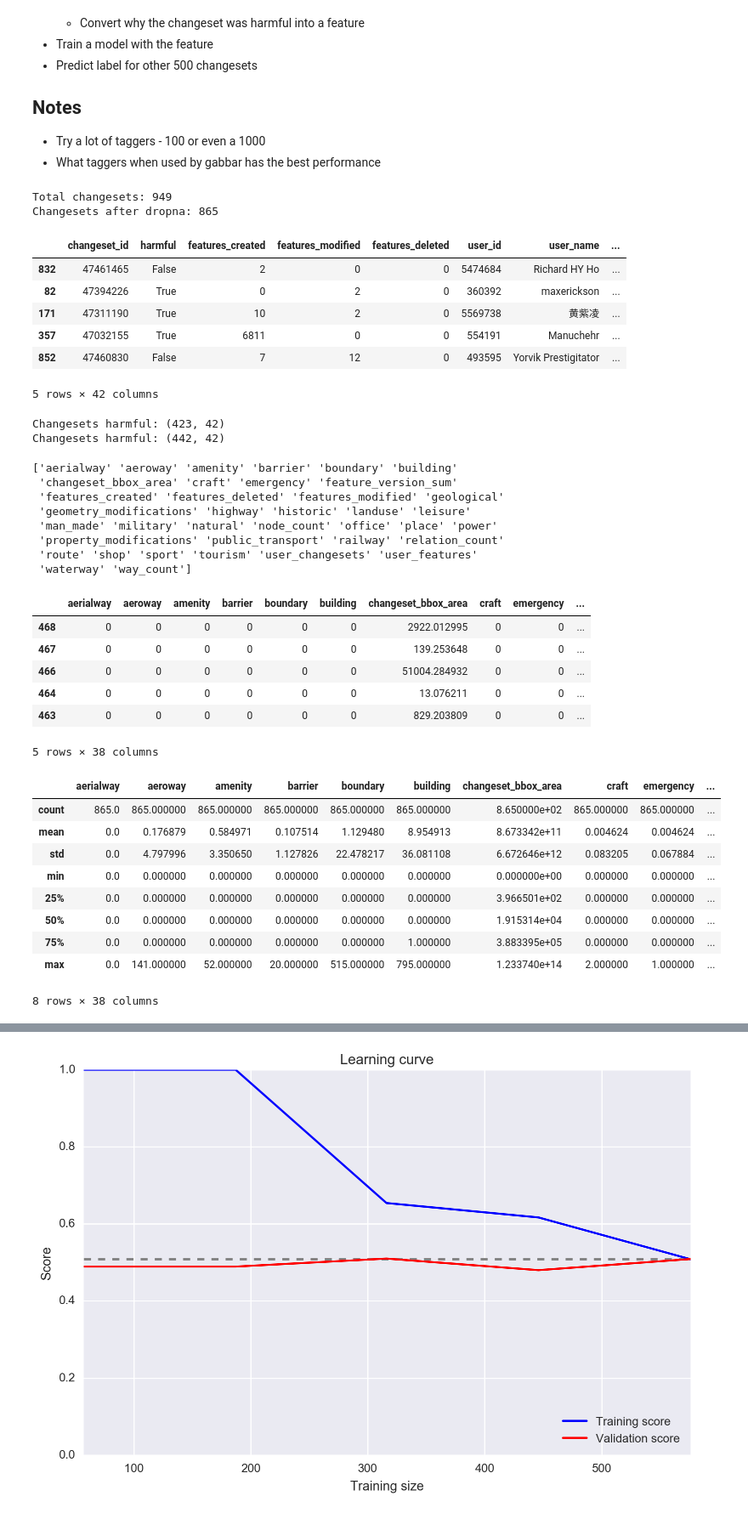
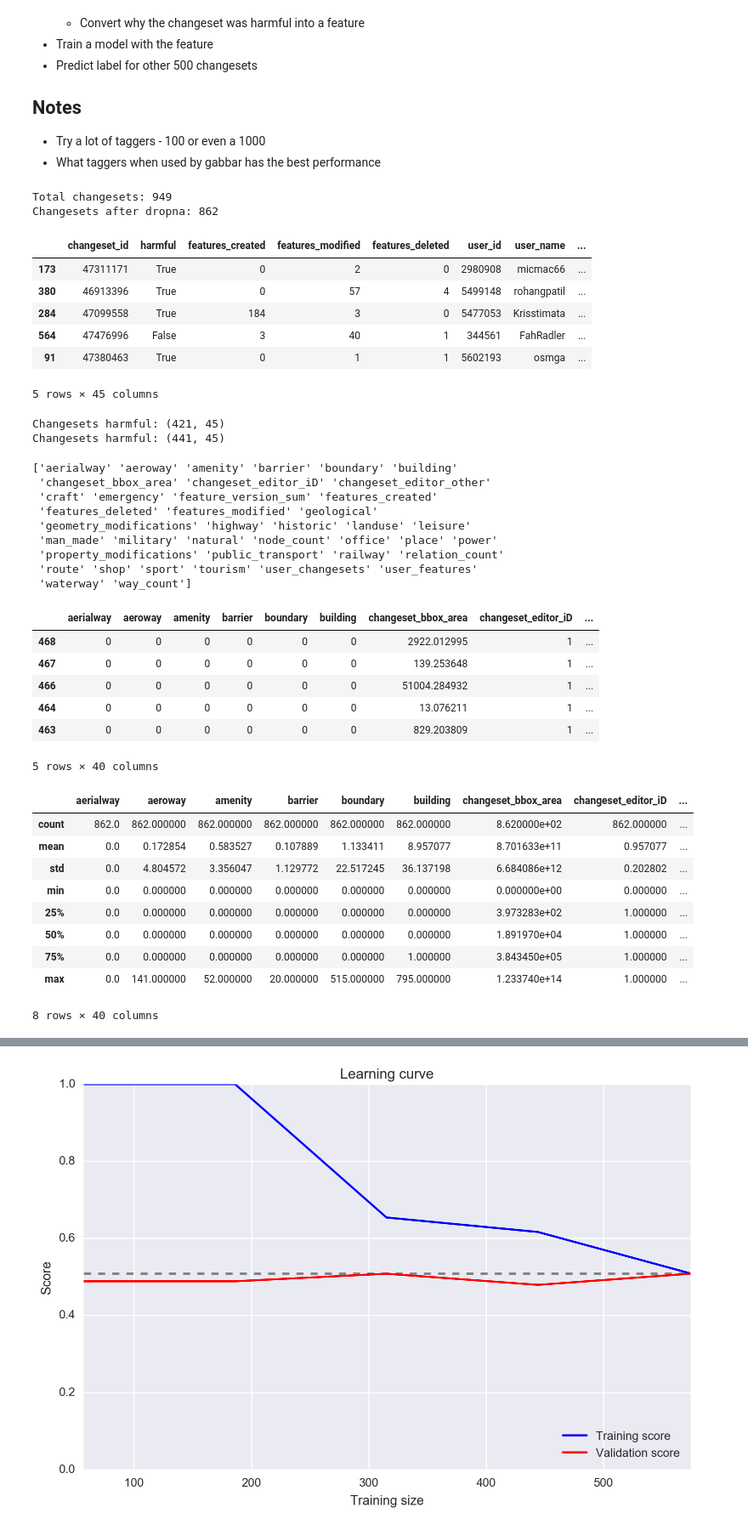
Before and after one commit to matiskay/gabbar, a Jupyter notebook: analysis/full-changesets/full_changesets.ipynb, the cells around one changed output, grey strips where cells are left out. Shown at 85% size. Saved outputs shown, nothing was run; the diff lists cells and outputs as text; code cells hidden in the pictures.

Commit message:
Adding editor used for the changeset

```diff
--- a/analysis/full-changesets/full_changesets.ipynb
+++ b/analysis/full-changesets/full_changesets.ipynb
@@ -33,18 +33,21 @@ print('Total changesets: {}'.format(changesets.shape[0]))
 changesets = changesets.dropna()
 print('Changesets after dropna: {}'.format(changesets.shape[0]))
 
+# Vectorize changeset_editor column.
+changesets = pd.concat([changesets, pd.get_dummies(changesets[['changeset_editor']])], axis=1)
+
 changesets = changesets.sort('changeset_id')
 changesets.sample(5)
 # %% [output]
 Total changesets: 949
-Changesets after dropna: 865
+Changesets after dropna: 862
 |  | changeset_id | harmful | features_created | features_modified | features_deleted | user_id | user_name | ... |
-| 832 | 47461465 | False | 2 | 0 | 0 | 5474684 | Richard HY Ho | ... |
-| 82 | 47394226 | True | 0 | 2 | 0 | 360392 | maxerickson | ... |
-| 171 | 47311190 | True | 10 | 2 | 0 | 5569738 | 黄紫凌 | ... |
-| 357 | 47032155 | True | 6811 | 0 | 0 | 554191 | Manuchehr | ... |
-| 852 | 47460830 | False | 7 | 12 | 0 | 493595 | Yorvik Prestigitator | ... |
+| 173 | 47311171 | True | 0 | 2 | 0 | 2980908 | micmac66 | ... |
+| 380 | 46913396 | True | 0 | 57 | 4 | 5499148 | rohangpatil | ... |
+| 284 | 47099558 | True | 184 | 3 | 0 | 5477053 | Krisstimata | ... |
+| 564 | 47476996 | False | 3 | 40 | 1 | 344561 | FahRadler | ... |
+| 91 | 47380463 | True | 0 | 1 | 1 | 5602193 | osmga | ... |
-5 rows × 42 columns
+5 rows × 45 columns
 # %%
 harmful_changesets = changesets[changesets['harmful'] == True]
 print('Changesets harmful: {}'.format(harmful_changesets.shape))
@@ -53,43 +56,44 @@ print('Changesets harmful: {}'.format(harmful_changesets.shape))
 not_harmful_changesets = changesets[changesets['harmful'] == False]
 print('Changesets harmful: {}'.format(not_harmful_changesets.shape))
 # %% [output]
-Changesets harmful: (423, 42)
-Changesets harmful: (442, 42)
+Changesets harmful: (421, 45)
+Changesets harmful: (441, 45)
 # %%
 features = changesets.columns.values
-non_numerical_features = np.array(['changeset_id', 'harmful', 'user_id', 'user_name'])
+non_numerical_features = np.array(['changeset_id', 'harmful', 'user_id', 'user_name', 'changeset_editor'])
 features = np.setdiff1d(features, non_numerical_features)
 print(features)
 changesets[features].head()
 # %% [output]
 ['aerialway' 'aeroway' 'amenity' 'barrier' 'boundary' 'building'
- 'changeset_bbox_area' 'craft' 'emergency' 'feature_version_sum'
- 'features_created' 'features_deleted' 'features_modified' 'geological'
+ 'changeset_bbox_area' 'changeset_editor_iD' 'changeset_editor_other'
+ 'craft' 'emergency' 'feature_version_sum' 'features_created'
+ 'features_deleted' 'features_modified' 'geological'
  'geometry_modifications' 'highway' 'historic' 'landuse' 'leisure'
  'man_made' 'military' 'natural' 'node_count' 'office' 'place' 'power'
  'property_modifications' 'public_transport' 'railway' 'relation_count'
  'route' 'shop' 'sport' 'tourism' 'user_changesets' 'user_features'
  'waterway' 'way_count']
-|  | aerialway | aeroway | amenity | barrier | boundary | building | changeset_bbox_area | craft | emergency | ... |
-| 468 | 0 | 0 | 0 | 0 | 0 | 0 | 2922.012995 | 0 | 0 | ... |
-| 467 | 0 | 0 | 0 | 0 | 0 | 0 | 139.253648 | 0 | 0 | ... |
-| 466 | 0 | 0 | 0 | 0 | 0 | 0 | 51004.284932 | 0 | 0 | ... |
-| 464 | 0 | 0 | 0 | 0 | 0 | 0 | 13.076211 | 0 | 0 | ... |
-| 463 | 0 | 0 | 0 | 0 | 0 | 0 | 829.203809 | 0 | 0 | ... |
+|  | aerialway | aeroway | amenity | barrier | boundary | building | changeset_bbox_area | changeset_editor_iD | ... |
+| 468 | 0 | 0 | 0 | 0 | 0 | 0 | 2922.012995 | 1 | ... |
+| 467 | 0 | 0 | 0 | 0 | 0 | 0 | 139.253648 | 1 | ... |
+| 466 | 0 | 0 | 0 | 0 | 0 | 0 | 51004.284932 | 1 | ... |
+| 464 | 0 | 0 | 0 | 0 | 0 | 0 | 13.076211 | 1 | ... |
+| 463 | 0 | 0 | 0 | 0 | 0 | 0 | 829.203809 | 1 | ... |
-5 rows × 38 columns
+5 rows × 40 columns
 # %%
 changesets[features].describe()
 # %% [output]
-|  | aerialway | aeroway | amenity | barrier | boundary | building | changeset_bbox_area | craft | emergency | ... |
-| count | 865.0 | 865.000000 | 865.000000 | 865.000000 | 865.000000 | 865.000000 | 8.650000e+02 | 865.000000 | 865.000000 | ... |
-| mean | 0.0 | 0.176879 | 0.584971 | 0.107514 | 1.129480 | 8.954913 | 8.673342e+11 | 0.004624 | 0.004624 | ... |
-| std | 0.0 | 4.797996 | 3.350650 | 1.127826 | 22.478217 | 36.081108 | 6.672646e+12 | 0.083205 | 0.067884 | ... |
-| min | 0.0 | 0.000000 | 0.000000 | 0.000000 | 0.000000 | 0.000000 | 0.000000e+00 | 0.000000 | 0.000000 | ... |
-| 25% | 0.0 | 0.000000 | 0.000000 | 0.000000 | 0.000000 | 0.000000 | 3.966501e+02 | 0.000000 | 0.000000 | ... |
-| 50% | 0.0 | 0.000000 | 0.000000 | 0.000000 | 0.000000 | 0.000000 | 1.915314e+04 | 0.000000 | 0.000000 | ... |
-| 75% | 0.0 | 0.000000 | 0.000000 | 0.000000 | 0.000000 | 1.000000 | 3.883395e+05 | 0.000000 | 0.000000 | ... |
-| max | 0.0 | 141.000000 | 52.000000 | 20.000000 | 515.000000 | 795.000000 | 1.233740e+14 | 2.000000 | 1.000000 | ... |
+|  | aerialway | aeroway | amenity | barrier | boundary | building | changeset_bbox_area | changeset_editor_iD | ... |
+| count | 862.0 | 862.000000 | 862.000000 | 862.000000 | 862.000000 | 862.000000 | 8.620000e+02 | 862.000000 | ... |
+| mean | 0.0 | 0.172854 | 0.583527 | 0.107889 | 1.133411 | 8.957077 | 8.701633e+11 | 0.957077 | ... |
+| std | 0.0 | 4.804572 | 3.356047 | 1.129772 | 22.517245 | 36.137198 | 6.684086e+12 | 0.202802 | ... |
+| min | 0.0 | 0.000000 | 0.000000 | 0.000000 | 0.000000 | 0.000000 | 0.000000e+00 | 0.000000 | ... |
+| 25% | 0.0 | 0.000000 | 0.000000 | 0.000000 | 0.000000 | 0.000000 | 3.973283e+02 | 1.000000 | ... |
+| 50% | 0.0 | 0.000000 | 0.000000 | 0.000000 | 0.000000 | 0.000000 | 1.891970e+04 | 1.000000 | ... |
+| 75% | 0.0 | 0.000000 | 0.000000 | 0.000000 | 0.000000 | 1.000000 | 3.843450e+05 | 1.000000 | ... |
+| max | 0.0 | 141.000000 | 52.000000 | 20.000000 | 515.000000 | 795.000000 | 1.233740e+14 | 1.000000 | ... |
-8 rows × 38 columns
+8 rows × 40 columns
 # %%
 from sklearn.cross_validation import train_test_split
 
```
Also changed, not shown: parts of 7 cells of this notebook, 1 other file.
